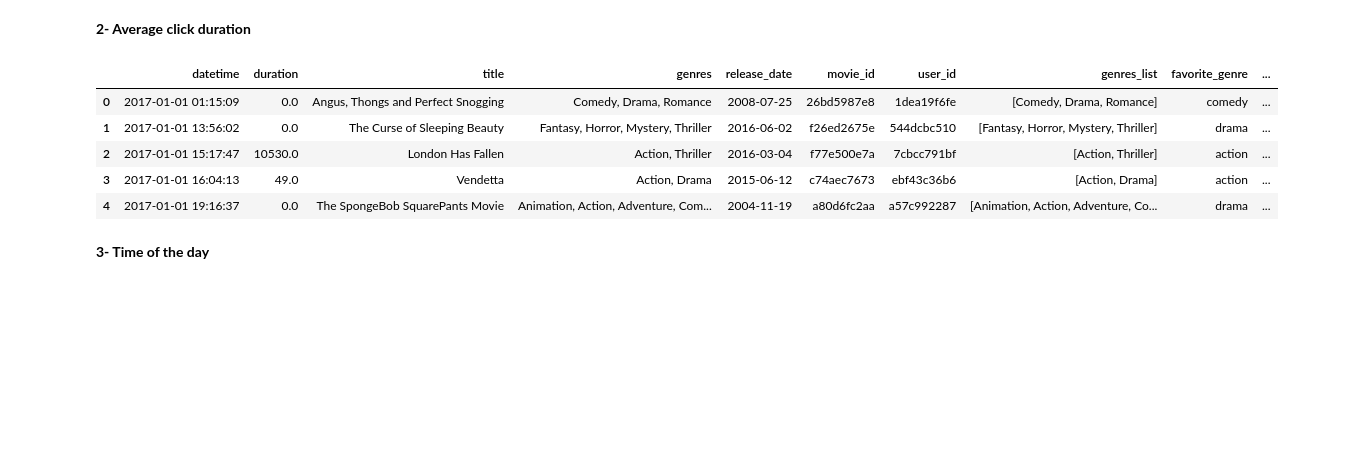
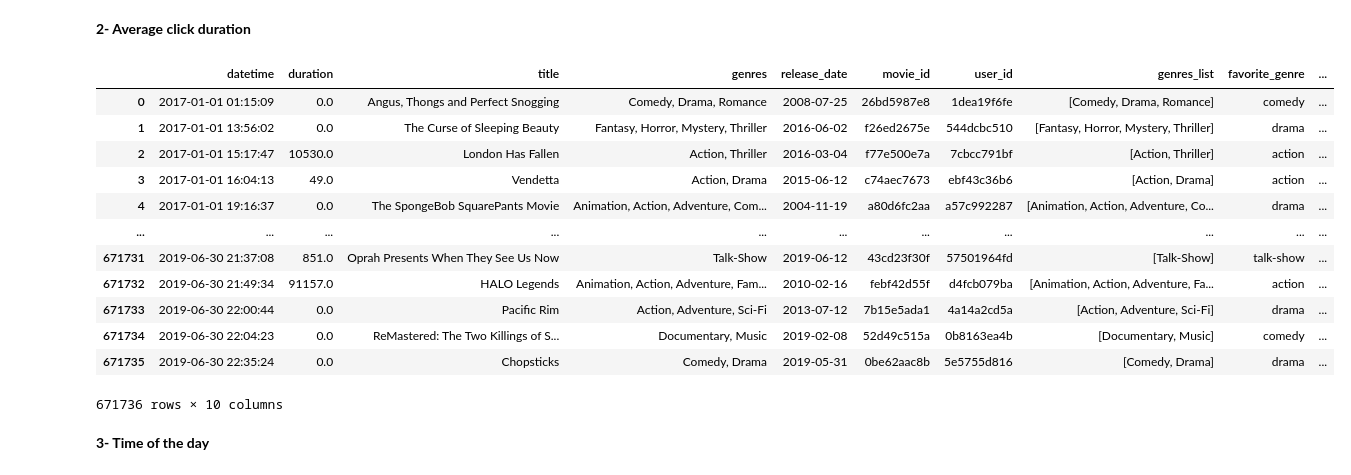
Before and after one commit to bergio13/ADM_HW4, a Jupyter notebook: HW4e.ipynb, the cells around one changed output. Cells and saved outputs as stored; diff of their text form; code cells hidden in the pictures; blank space fills up the shorter version.

```diff
--- a/HW4e.ipynb
+++ b/HW4e.ipynb
@@ -380,18 +68,25 @@ df.head()
 # %%
 # Find the average click duration for each user
 average_click_duration = df.groupby('user_id')['duration'].mean().reset_index(name='avg_click_duration')
 
 # Merge the result with the original DataFrame
 df = pd.merge(df, average_click_duration, on='user_id', how='left')
 
-df.head()
+df
 # %% [output]
 |  | datetime | duration | title | genres | release_date | movie_id | user_id | genres_list | favorite_genre | ... |
 | 0 | 2017-01-01 01:15:09 | 0.0 | Angus, Thongs and Perfect Snogging | Comedy, Drama, Romance | 2008-07-25 | 26bd5987e8 | 1dea19f6fe | [Comedy, Drama, Romance] | comedy | ... |
 | 1 | 2017-01-01 13:56:02 | 0.0 | The Curse of Sleeping Beauty | Fantasy, Horror, Mystery, Thriller | 2016-06-02 | f26ed2675e | 544dcbc510 | [Fantasy, Horror, Mystery, Thriller] | drama | ... |
 | 2 | 2017-01-01 15:17:47 | 10530.0 | London Has Fallen | Action, Thriller | 2016-03-04 | f77e500e7a | 7cbcc791bf | [Action, Thriller] | action | ... |
 | 3 | 2017-01-01 16:04:13 | 49.0 | Vendetta | Action, Drama | 2015-06-12 | c74aec7673 | ebf43c36b6 | [Action, Drama] | action | ... |
 | 4 | 2017-01-01 19:16:37 | 0.0 | The SpongeBob SquarePants Movie | Animation, Action, Adventure, Com... | 2004-11-19 | a80d6fc2aa | a57c992287 | [Animation, Action, Adventure, Co... | drama | ... |
+| ... | ... | ... | ... | ... | ... | ... | ... | ... | ... | ... |
+| 671731 | 2019-06-30 21:37:08 | 851.0 | Oprah Presents When They See Us Now | Talk-Show | 2019-06-12 | 43cd23f30f | 57501964fd | [Talk-Show] | talk-show | ... |
+| 671732 | 2019-06-30 21:49:34 | 91157.0 | HALO Legends | Animation, Action, Adventure, Fam... | 2010-02-16 | febf42d55f | d4fcb079ba | [Animation, Action, Adventure, Fa... | action | ... |
+| 671733 | 2019-06-30 22:00:44 | 0.0 | Pacific Rim | Action, Adventure, Sci-Fi | 2013-07-12 | 7b15e5ada1 | 4a14a2cd5a | [Action, Adventure, Sci-Fi] | drama | ... |
+| 671734 | 2019-06-30 22:04:23 | 0.0 | ReMastered: The Two Killings of S... | Documentary, Music | 2019-02-08 | 52d49c515a | 0b8163ea4b | [Documentary, Music] | comedy | ... |
+| 671735 | 2019-06-30 22:35:24 | 0.0 | Chopsticks | Comedy, Drama | 2019-05-31 | 0be62aac8b | 5e5755d816 | [Comedy, Drama] | drama | ... |
+671736 rows × 10 columns
 # %% [markdown]
 **3- Time of the day**
 # %%
```
Also changed, not shown: parts of 103 cells of this notebook.
